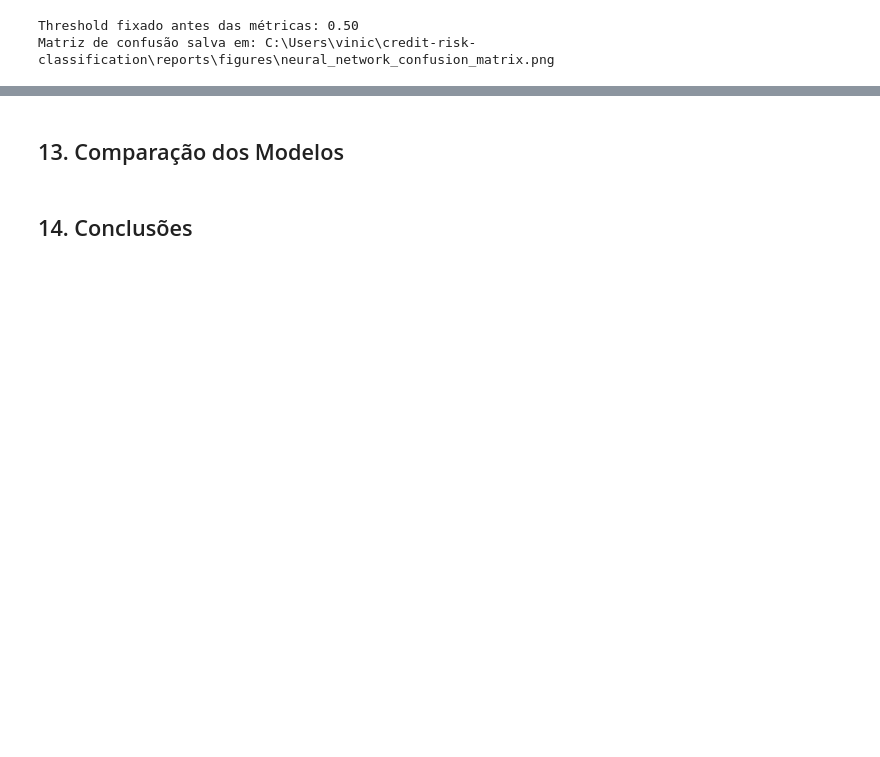
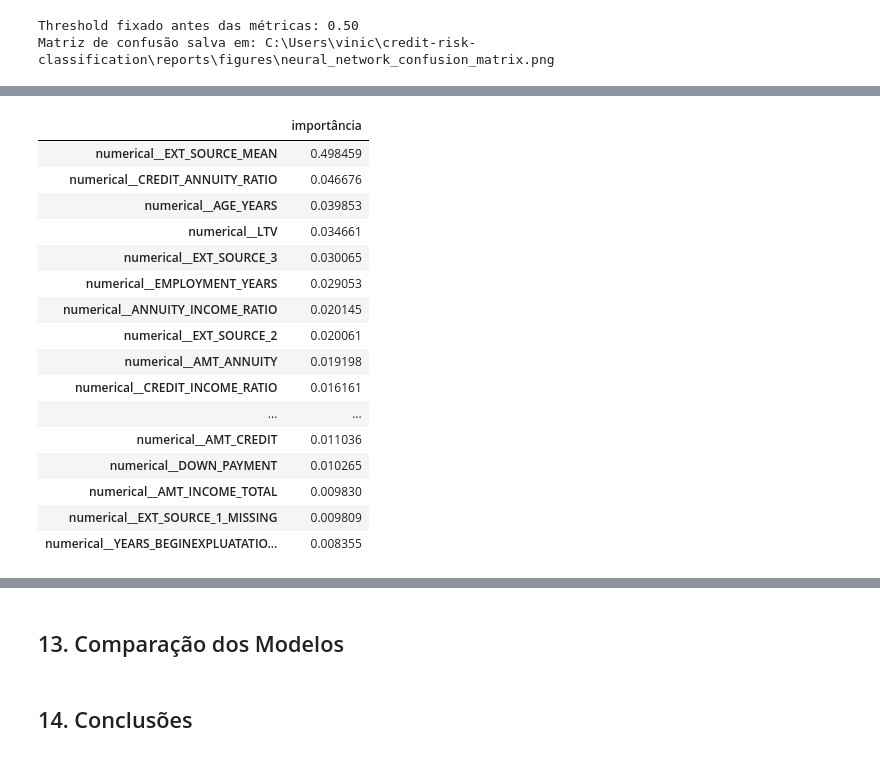
Before and after one commit to viniciusrodriguesai/credit-risk-classification, a Jupyter notebook: notebooks/credit_risk_classification.ipynb, the cells around one changed output, grey strips where cells are left out. Cells and saved outputs as stored; diff of their text form; code cells hidden in the pictures; blank space fills up the shorter version.

```diff
--- a/notebooks/credit_risk_classification.ipynb
+++ b/notebooks/credit_risk_classification.ipynb
@@ -2507,0 +2647,73 @@ Matriz de confusão salva em: C:\Users\vinic\credit-risk-classification\reports\
+# %%
+tree_pruned = DecisionTreeClassifier(
+    random_state=RANDOM_STATE,
+    class_weight='balanced',
+    min_samples_leaf=MIN_SAMPLES_LEAF,
+    ccp_alpha=selected_ccp_alpha,
+)
+tree_pruned.fit(X_train_tree, y_train)
+
+# Threshold de decisão otimizado por F1 na validação (custo zero: só reclassifica)
+val_prob = tree_pruned.predict_proba(X_val_tree)[:, 1]
+threshold_candidates = np.arange(0.30, 0.81, 0.05)
+threshold_f1 = {
+    float(t): f1_score(
+        y_val,
+        (val_prob >= t).astype(int),
+        zero_division=0,
+    )
+    for t in threshold_candidates
+}
+selected_threshold = max(
+    threshold_f1,
+    key=threshold_f1.get,
+)
+print(
+    f'Threshold selecionado na validação (F1): {selected_threshold:.2f}'
+    f' (F1={threshold_f1[selected_threshold]:.4f})'
+)
+
+def metrics_with_threshold(model, X_features, target, threshold):
+    prob = model.predict_proba(X_features)[:, 1]
+    pred = (prob >= threshold).astype(int)
+    return {
+        'acurácia': accuracy_score(target, pred),
+        'precisão': precision_score(target, pred, zero_division=0),
+        'recall': recall_score(target, pred, zero_division=0),
+        'F1': f1_score(target, pred, zero_division=0),
+        'erro': 1 - accuracy_score(target, pred),
+    }
+
+pruned_train = metrics_with_threshold(
+    tree_pruned,
+    X_train_tree,
+    y_train,
+    selected_threshold,
+)
+tree_test_prob = tree_pruned.predict_proba(X_test_tree)[:, 1]
+tree_test_pred = (tree_test_prob >= selected_threshold).astype(int)
+pruned_test = metrics_with_threshold(
+    tree_pruned,
+    X_test_tree,
+    y_test,
+    selected_threshold,
+)
+pruned_summary = pd.DataFrame({'Treino': pruned_train, 'Teste': pruned_test}).round(4)
+print(f'Profundidade com poda: {tree_pruned.get_depth()}')
+print(f'Folhas com poda: {tree_pruned.get_n_leaves():,}')
+print(f'E_in com poda: {pruned_train["erro"]:.4f}')
+print(f'E_out com poda: {pruned_test["erro"]:.4f}')
+print(f'E_in - E_out: {pruned_train["erro"] - pruned_test["erro"]:.4f}')
+display(pruned_summary)
+display(pd.DataFrame(confusion_matrix(y_test, tree_test_pred), index=['Real 0', 'Real 1'], columns=['Predito 0', 'Predito 1']))
+feature_importance = pd.Series(tree_pruned.feature_importances_, index=feature_names_tree).sort_values(ascending=False)
+display(feature_importance.head(20).rename('importância').to_frame().round(6))
+fig, ax = plt.subplots(figsize=(10, 7))
+plot_tree(tree_pruned, feature_names=feature_names_tree, class_names=['TARGET=0', 'TARGET=1'], filled=True, max_depth=3, fontsize=7, ax=ax)
+ax.set_title('Árvore de decisão podada (visualização até profundidade 3)')
+fig.tight_layout()
+tree_figure_path = FIGURES_PATH / 'decision_tree_pruned.png'
+fig.savefig(tree_figure_path, dpi=160, bbox_inches='tight')
+plt.show()
+print(f'Figura salva em: {tree_figure_path}')
+# %% [output]
@@ -2507,0 +2735,17 @@ Matriz de confusão salva em: C:\Users\vinic\credit-risk-classification\reports\
+|  | importância |
+| numerical__EXT_SOURCE_MEAN | 0.498459 |
+| numerical__CREDIT_ANNUITY_RATIO | 0.046676 |
+| numerical__AGE_YEARS | 0.039853 |
+| numerical__LTV | 0.034661 |
+| numerical__EXT_SOURCE_3 | 0.030065 |
+| numerical__EMPLOYMENT_YEARS | 0.029053 |
+| numerical__ANNUITY_INCOME_RATIO | 0.020145 |
+| numerical__EXT_SOURCE_2 | 0.020061 |
+| numerical__AMT_ANNUITY | 0.019198 |
+| numerical__CREDIT_INCOME_RATIO | 0.016161 |
+| ... | ... |
+| numerical__AMT_CREDIT | 0.011036 |
+| numerical__DOWN_PAYMENT | 0.010265 |
+| numerical__AMT_INCOME_TOTAL | 0.009830 |
+| numerical__EXT_SOURCE_1_MISSING | 0.009809 |
+| numerical__YEARS_BEGINEXPLUATATIO... | 0.008355 |
```
Also changed, not shown: parts of 13 cells of this notebook, 2 other files.
